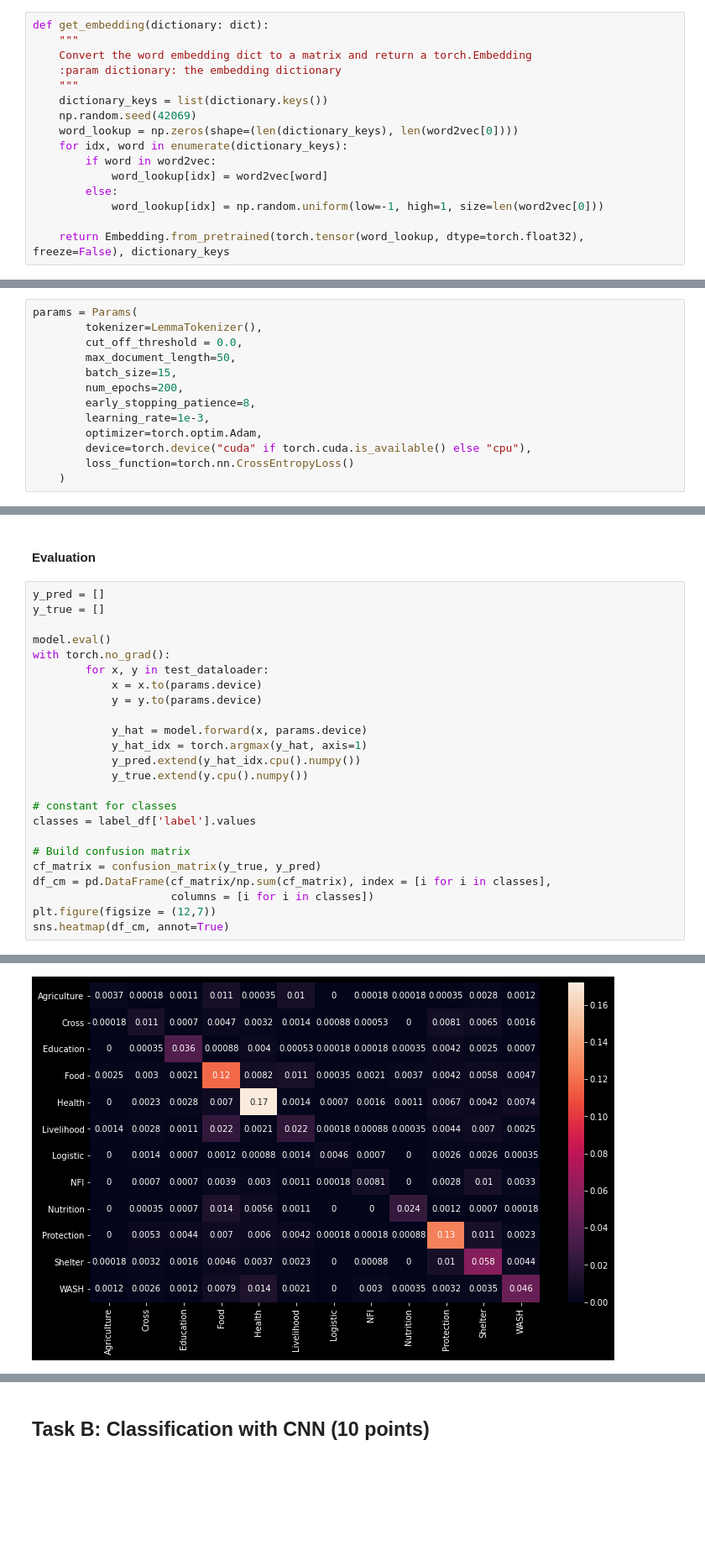
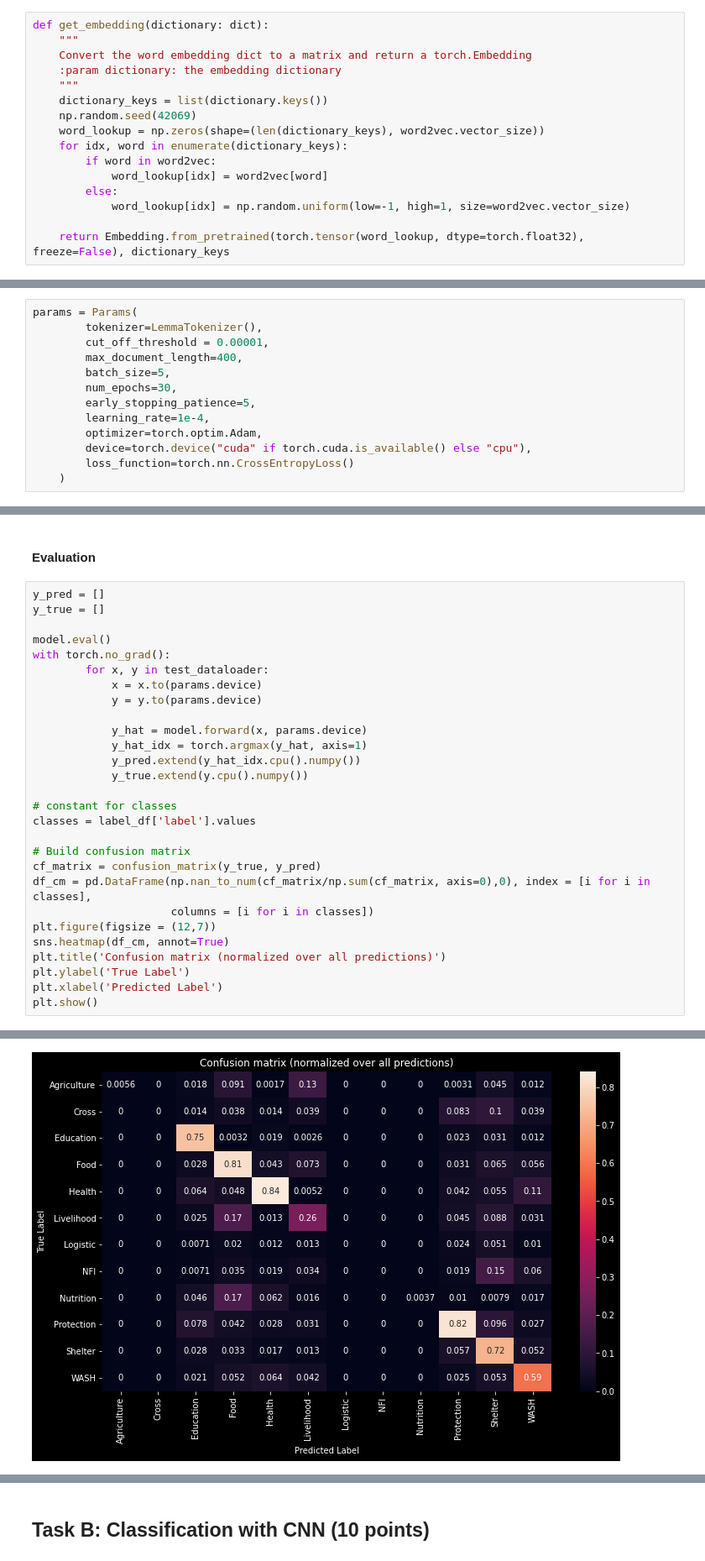
Before and after one commit to lukaskurz/nlp_deeplearning_2022, a Jupyter notebook: Assignment1_Classification.ipynb, the cells around one changed output, grey strips where cells are left out. Shown: that part at 84% size. Saved outputs shown, nothing was run; the diff lists cells and outputs as text; blank space fills up the shorter version.

```diff
--- a/Assignment1_Classification.ipynb
+++ b/Assignment1_Classification.ipynb
@@ -336,12 +336,12 @@ def get_embedding(dictionary: dict):
     """
     dictionary_keys = list(dictionary.keys())
     np.random.seed(42069)
-    word_lookup = np.zeros(shape=(len(dictionary_keys), len(word2vec[0])))
+    word_lookup = np.zeros(shape=(len(dictionary_keys), word2vec.vector_size))
     for idx, word in enumerate(dictionary_keys):
         if word in word2vec:
             word_lookup[idx] = word2vec[word]
         else:
-            word_lookup[idx] = np.random.uniform(low=-1, high=1, size=len(word2vec[0]))
+            word_lookup[idx] = np.random.uniform(low=-1, high=1, size=word2vec.vector_size)
 
     return Embedding.from_pretrained(torch.tensor(word_lookup, dtype=torch.float32), freeze=False), dictionary_keys
 # %%
@@ -684,12 +685,12 @@ def train_and_eval(model: torch.nn.Module, train_dataloader:DataLoader, validati
 # %%
 params = Params(
         tokenizer=LemmaTokenizer(),
-        cut_off_threshold = 0.0,
-        max_document_length=50,
-        batch_size=15,
-        num_epochs=200,
-        early_stopping_patience=8,
-        learning_rate=1e-3,
+        cut_off_threshold = 0.00001,
+        max_document_length=400,
+        batch_size=5,
+        num_epochs=30,
+        early_stopping_patience=5,
+        learning_rate=1e-4,
         optimizer=torch.optim.Adam,
         device=torch.device("cuda" if torch.cuda.is_available() else "cpu"),
         loss_function=torch.nn.CrossEntropyLoss()
@@ -746,8 +747,12 @@ classes = label_df['label'].values
 
 # Build confusion matrix
 cf_matrix = confusion_matrix(y_true, y_pred)
-df_cm = pd.DataFrame(cf_matrix/np.sum(cf_matrix), index = [i for i in classes],
+df_cm = pd.DataFrame(np.nan_to_num(cf_matrix/np.sum(cf_matrix, axis=0),0), index = [i for i in classes],
                      columns = [i for i in classes])
 plt.figure(figsize = (12,7))
 sns.heatmap(df_cm, annot=True)
+plt.title('Confusion matrix (normalized over all predictions)')
+plt.ylabel('True Label')
+plt.xlabel('Predicted Label')
+plt.show()
 # %% [output]
@@ -755,4 +759,4 @@ sns.heatmap(df_cm, annot=True)
-[figure, old version]
+[figure, new version]
 # %%
 def get_distribution(array: list, classes: list):
     distribution = {}
```
Also changed, not shown: parts of 10 cells of this notebook.
